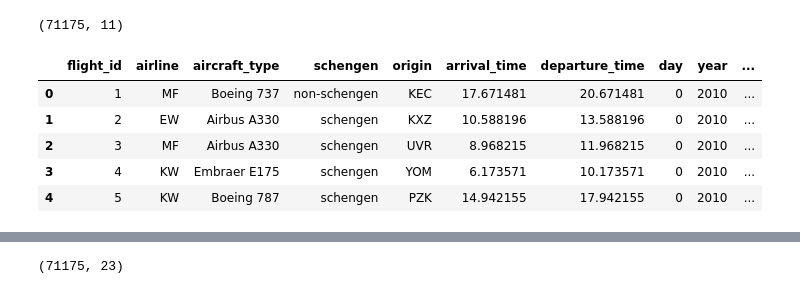
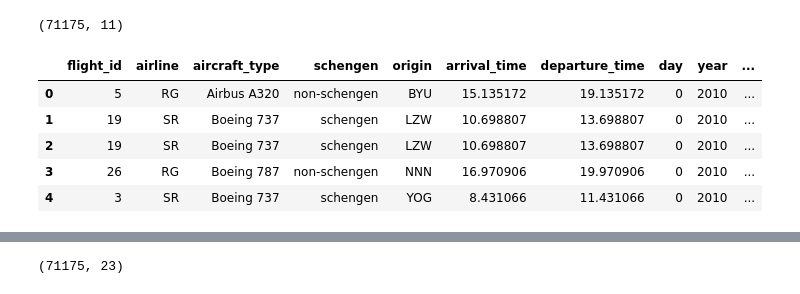
Before and after one commit to IgorNascAlves/data_flight_delays, a Jupyter notebook: notebooks/ModeloDeML_Gerador.ipynb, the cells around one changed output, grey strips where cells are left out. Saved outputs shown, nothing was run; the diff lists cells and outputs as text; code cells hidden in the pictures.

```diff
--- a/notebooks/ModeloDeML_Gerador.ipynb
+++ b/notebooks/ModeloDeML_Gerador.ipynb
@@ -8,14 +8,14 @@ from sklearn.metrics import mean_squared_error, mean_absolute_error, r2_score
 import numpy as np
 import matplotlib.pyplot as plt
 # %%
-df = pd.read_csv('../data/flights.csv')
+df = pd.read_csv('../data/flights4.csv')
 print(df.shape)
 df.head()
 # %% [output]
 (71175, 11)
 |  | flight_id | airline | aircraft_type | schengen | origin | arrival_time | departure_time | day | year | ... |
-| 0 | 1 | MF | Boeing 737 | non-schengen | KEC | 17.671481 | 20.671481 | 0 | 2010 | ... |
-| 1 | 2 | EW | Airbus A330 | schengen | KXZ | 10.588196 | 13.588196 | 0 | 2010 | ... |
-| 2 | 3 | MF | Airbus A330 | schengen | UVR | 8.968215 | 11.968215 | 0 | 2010 | ... |
-| 3 | 4 | KW | Embraer E175 | schengen | YOM | 6.173571 | 10.173571 | 0 | 2010 | ... |
-| 4 | 5 | KW | Boeing 787 | schengen | PZK | 14.942155 | 17.942155 | 0 | 2010 | ... |
+| 0 | 5 | RG | Airbus A320 | non-schengen | BYU | 15.135172 | 19.135172 | 0 | 2010 | ... |
+| 1 | 19 | SR | Boeing 737 | schengen | LZW | 10.698807 | 13.698807 | 0 | 2010 | ... |
+| 2 | 19 | SR | Boeing 737 | schengen | LZW | 10.698807 | 13.698807 | 0 | 2010 | ... |
+| 3 | 26 | RG | Boeing 787 | non-schengen | NNN | 16.970906 | 19.970906 | 0 | 2010 | ... |
+| 4 | 3 | SR | Boeing 737 | schengen | YOG | 8.431066 | 11.431066 | 0 | 2010 | ... |
```
Also changed, not shown: parts of 1 cell of this notebook, 4 other files.
